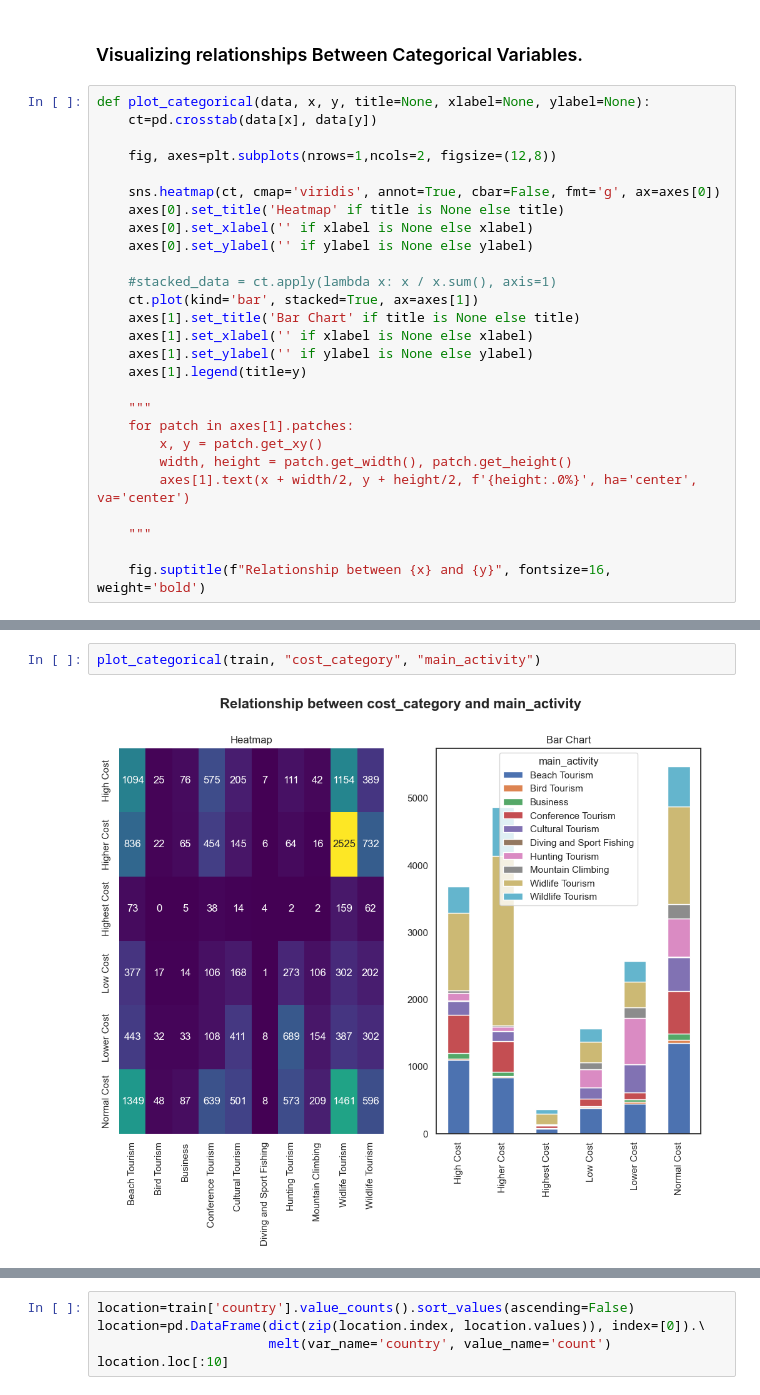
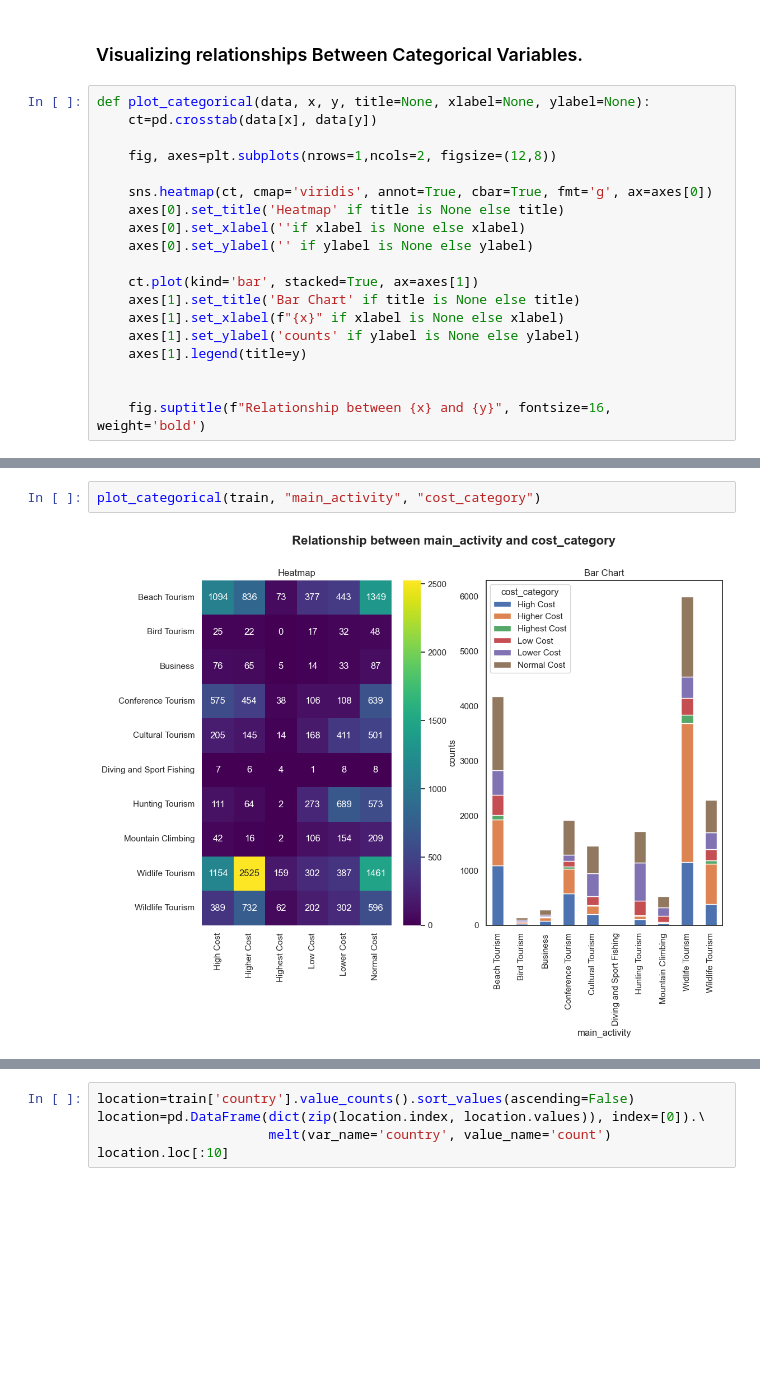
Before and after one commit to Njaramba-Riri/expenditure-prediction, a Jupyter notebook: model.ipynb, the cells around one changed output, grey strips where cells are left out. Saved outputs shown, nothing was run; the diff lists cells and outputs as text; blank space fills up the shorter version.

```diff
--- a/model.ipynb
+++ b/model.ipynb
@@ -311,25 +313,17 @@ def plot_categorical(data, x, y, title=None, xlabel=None, ylabel=None):
 
     fig, axes=plt.subplots(nrows=1,ncols=2, figsize=(12,8))
 
-    sns.heatmap(ct, cmap='viridis', annot=True, cbar=False, fmt='g', ax=axes[0])
+    sns.heatmap(ct, cmap='viridis', annot=True, cbar=True, fmt='g', ax=axes[0])
     axes[0].set_title('Heatmap' if title is None else title)
-    axes[0].set_xlabel('' if xlabel is None else xlabel)
+    axes[0].set_xlabel(''if xlabel is None else xlabel)
     axes[0].set_ylabel('' if ylabel is None else ylabel)
 
-    #stacked_data = ct.apply(lambda x: x / x.sum(), axis=1)
     ct.plot(kind='bar', stacked=True, ax=axes[1])
     axes[1].set_title('Bar Chart' if title is None else title)
-    axes[1].set_xlabel('' if xlabel is None else xlabel)
-    axes[1].set_ylabel('' if ylabel is None else ylabel)
+    axes[1].set_xlabel(f"{x}" if xlabel is None else xlabel)
+    axes[1].set_ylabel('counts' if ylabel is None else ylabel)
     axes[1].legend(title=y)
 
-    """
-    for patch in axes[1].patches:
-        x, y = patch.get_xy()
-        width, height = patch.get_width(), patch.get_height()
-        axes[1].text(x + width/2, y + height/2, f'{height:.0%}', ha='center', va='center')
-
-    """
 
     fig.suptitle(f"Relationship between {x} and {y}", fontsize=16, weight='bold')
 # %%
@@ -353,6 +347,6 @@ save_fig("Relationship between cost category and purpose of visit")
 # %%
-plot_categorical(train, "cost_category", "main_activity")
+plot_categorical(train, "main_activity", "cost_category")
 # %% [output]
-[figure, old version]
+[figure, new version]
 # %%
 train['main_activity']=train['main_activity'].replace('Widlife Tourism','Wildlife Tourism')
```
Also changed, not shown: parts of 81 cells of this notebook, 22 other files.
